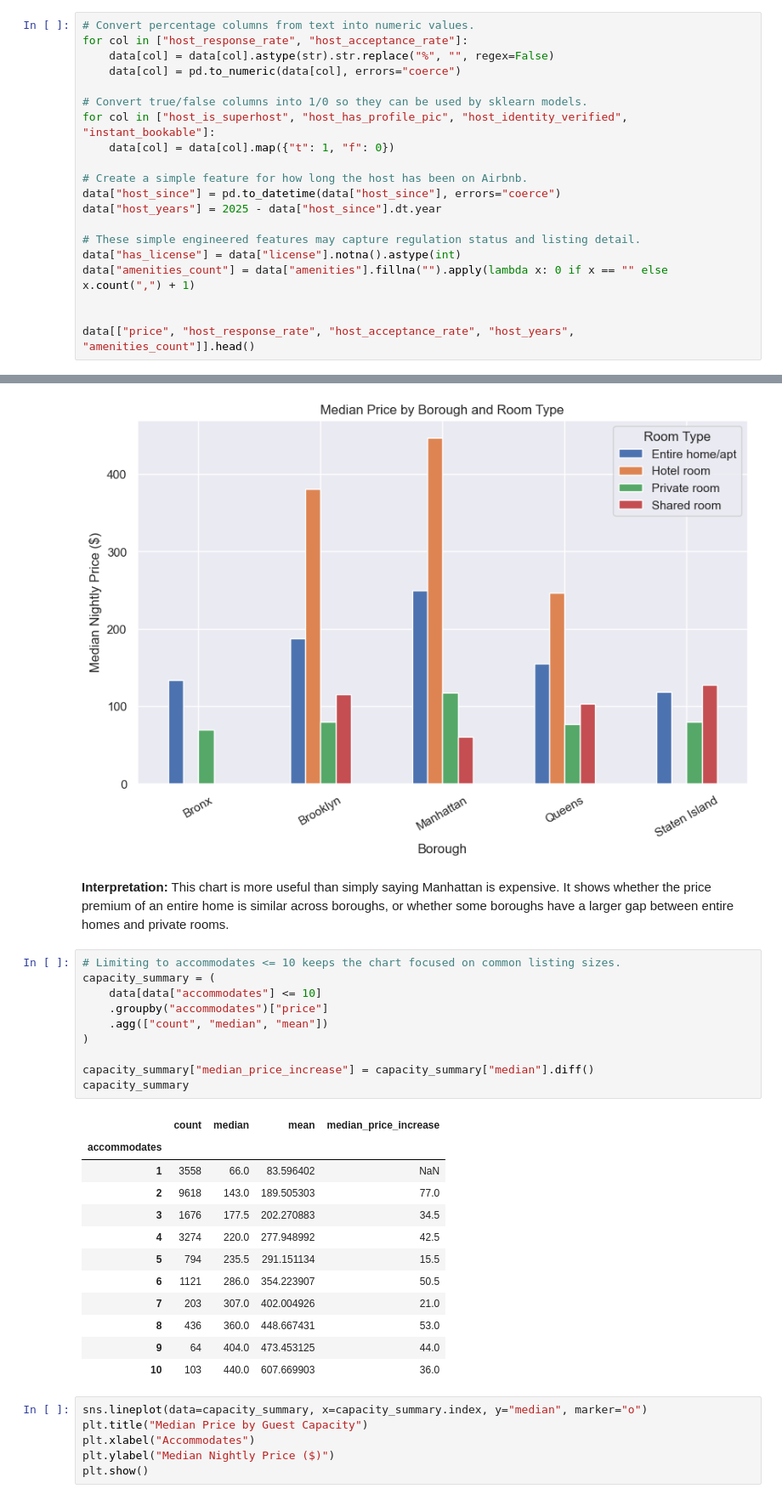
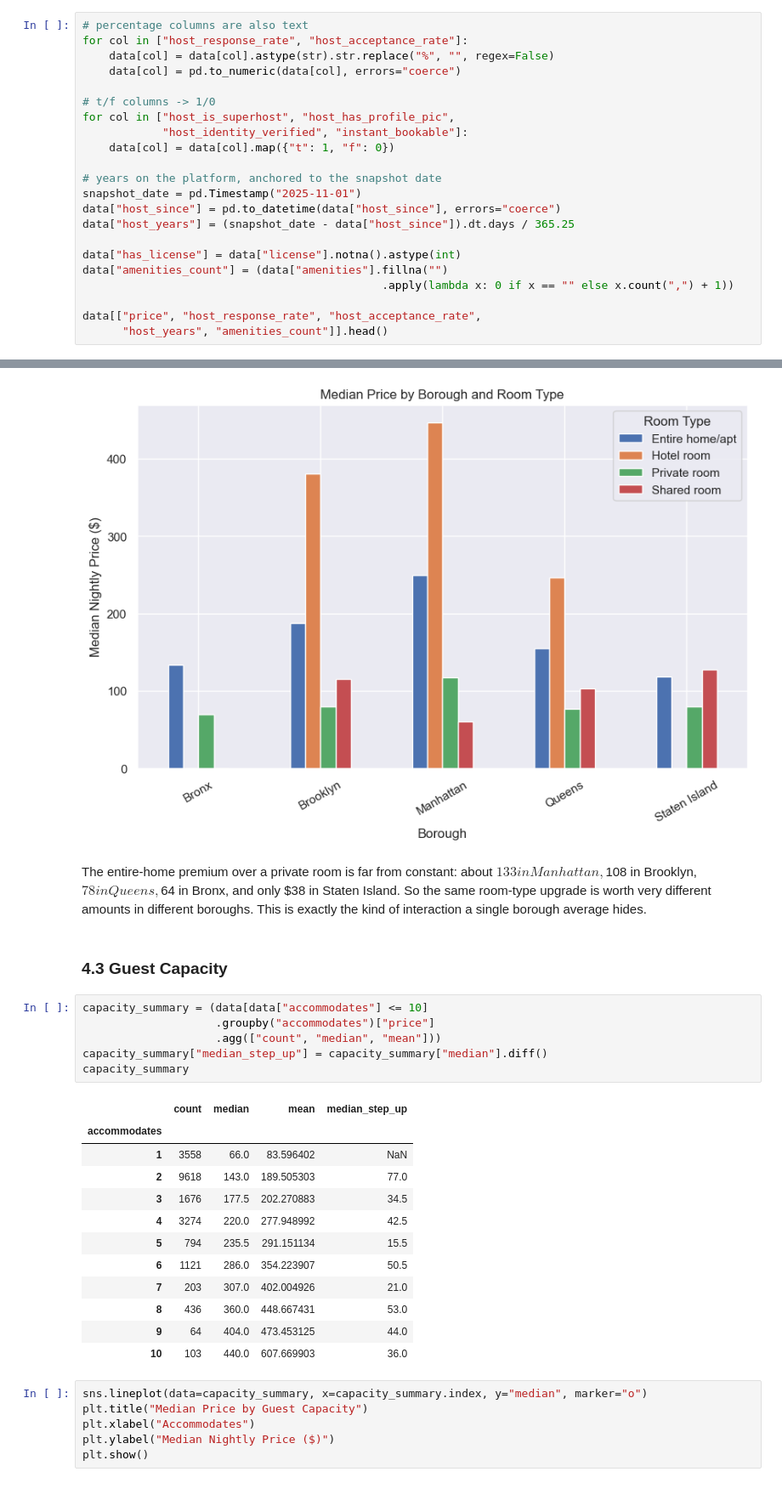
Before and after one commit to biomud/Airbnb_Price_Analysis_NYC, a Jupyter notebook: Airbnb_NYC_Price_Analysis.ipynb, the cells around one changed output, grey strips where cells are left out. Shown at 85% size. Cells and saved outputs as stored; diff of their text form.

```diff
--- a/Airbnb_NYC_Price_Analysis.ipynb
+++ b/Airbnb_NYC_Price_Analysis.ipynb
@@ -114,22 +106,24 @@ Kept price range: 36.0 to 2266.1600000000035
 # %%
-# Convert percentage columns from text into numeric values.
+# percentage columns are also text
 for col in ["host_response_rate", "host_acceptance_rate"]:
     data[col] = data[col].astype(str).str.replace("%", "", regex=False)
     data[col] = pd.to_numeric(data[col], errors="coerce")
 
-# Convert true/false columns into 1/0 so they can be used by sklearn models.
-for col in ["host_is_superhost", "host_has_profile_pic", "host_identity_verified", "instant_bookable"]:
+# t/f columns -> 1/0
+for col in ["host_is_superhost", "host_has_profile_pic",
+            "host_identity_verified", "instant_bookable"]:
     data[col] = data[col].map({"t": 1, "f": 0})
 
-# Create a simple feature for how long the host has been on Airbnb.
+# years on the platform, anchored to the snapshot date
+snapshot_date = pd.Timestamp("2025-11-01")
 data["host_since"] = pd.to_datetime(data["host_since"], errors="coerce")
-data["host_years"] = 2025 - data["host_since"].dt.year
+data["host_years"] = (snapshot_date - data["host_since"]).dt.days / 365.25
 
-# These simple engineered features may capture regulation status and listing detail.
 data["has_license"] = data["license"].notna().astype(int)
-data["amenities_count"] = data["amenities"].fillna("").apply(lambda x: 0 if x == "" else x.count(",") + 1)
+data["amenities_count"] = (data["amenities"].fillna("")
+                                             .apply(lambda x: 0 if x == "" else x.count(",") + 1))
 
-
-data[["price", "host_response_rate", "host_acceptance_rate", "host_years", "amenities_count"]].head()
+data[["price", "host_response_rate", "host_acceptance_rate",
+      "host_years", "amenities_count"]].head()
 # %% [output]
 |  | price | host_response_rate | host_acceptance_rate | host_years | amenities_count |
@@ -223,20 +221,18 @@ plt.legend(title="Room Type")
 plt.show()
 # %% [output]
 [figure]
-# %% [markdown]
-**Interpretation:** This chart is more useful than simply saying Manhattan is expensive. It shows whether the price premium of an entire home is similar across boroughs, or whether some boroughs have a larger gap between entire homes and private rooms.
+# %% [markdown]
+The entire-home premium over a private room is far from constant: about $133 in Manhattan, $108 in Brooklyn, $78 in Queens, $64 in Bronx, and only $38 in Staten Island. So the same room-type upgrade is worth very different amounts in different boroughs. This is exactly the kind of interaction a single borough average hides.
+# %% [markdown]
+### 4.3 Guest Capacity
 # %%
-# Limiting to accommodates <= 10 keeps the chart focused on common listing sizes.
-capacity_summary = (
-    data[data["accommodates"] <= 10]
-    .groupby("accommodates")["price"]
-    .agg(["count", "median", "mean"])
-)
-
-capacity_summary["median_price_increase"] = capacity_summary["median"].diff()
+capacity_summary = (data[data["accommodates"] <= 10]
+                    .groupby("accommodates")["price"]
+                    .agg(["count", "median", "mean"]))
+capacity_summary["median_step_up"] = capacity_summary["median"].diff()
 capacity_summary
 # %% [output]
-|  | count | median | mean | median_price_increase |
+|  | count | median | mean | median_step_up |
 | accommodates |  |  |  |  |
 | 1 | 3558 | 66.0 | 83.596402 | NaN |
 | 2 | 9618 | 143.0 | 189.505303 | 77.0 |
```
Also changed, not shown: parts of 90 cells of this notebook, 1 other file.
